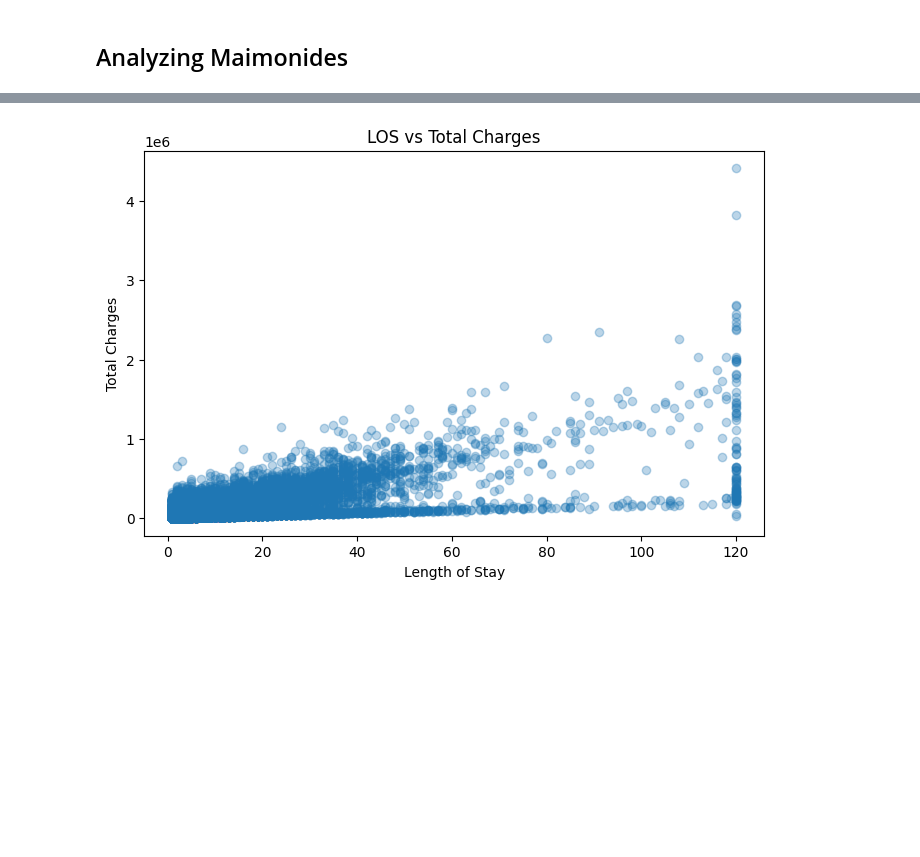
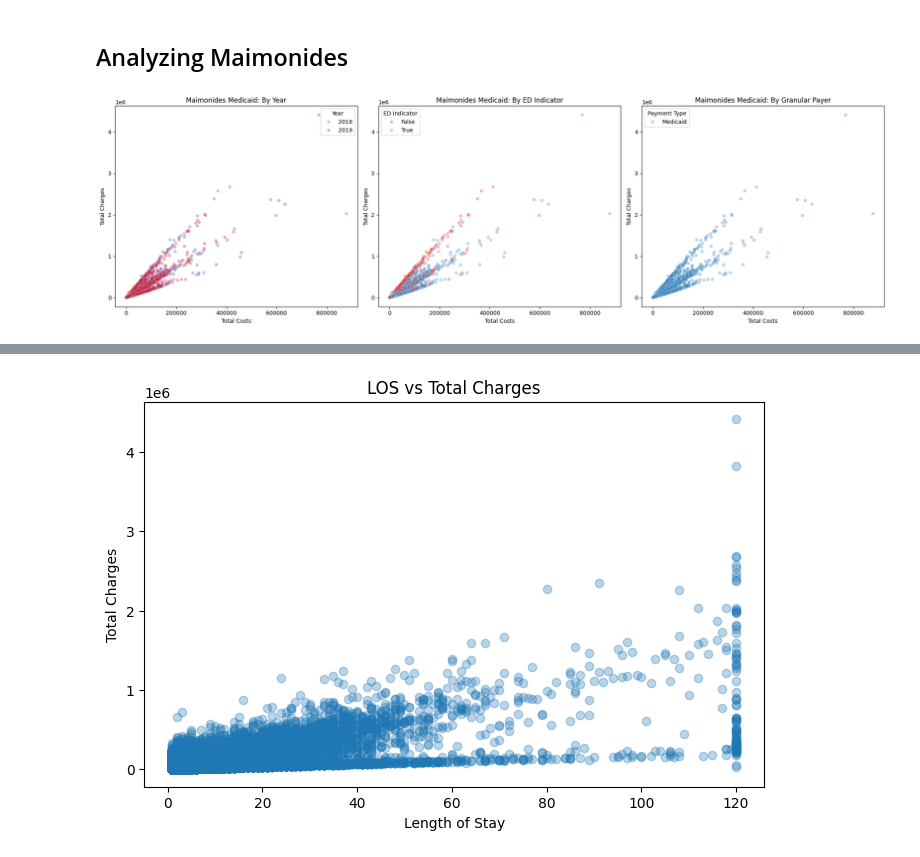
Before and after one commit to kpsalida/HospitalDischarges_Visualization, a Jupyter notebook: viz_eda.ipynb, the cells around one changed output, grey strips where cells are left out. Saved outputs shown, nothing was run; the diff lists cells and outputs as text; code cells hidden in the pictures; blank space fills up the shorter version.

```diff
--- a/viz_eda.ipynb
+++ b/viz_eda.ipynb
@@ -1165,0 +1185,23 @@ Table 1: Institutional Payer Mix & Volume Audit (2018-2019)
+# %%
+# 1. Create the base metrics
+# We calculate 'Cost_Per_Day' at the row level first for accuracy
+df['Cost_Per_Day'] = df['Total Costs'] / df['Length of Stay']
+
+# 2. Group by Facility and Year
+efficiency_audit = df.groupby(['Facility Name', 'Year']).agg(
+    Avg_LOS=('Length of Stay', 'mean'),
+    Avg_Cost_Per_Patient=('Total Costs', 'mean'),
+    Avg_Cost_Per_Day=('Cost_Per_Day', 'mean')
+).unstack()
+
+# 3. Calculate % Change for the "Efficiency Pincer"
+efficiency_audit['LOS_%_Change'] = ((efficiency_audit['Avg_LOS'][2019] - efficiency_audit['Avg_LOS'][2018]) / efficiency_audit['Avg_LOS'][2018]) * 100
+efficiency_audit['Day_Cost_%_Change'] = ((efficiency_audit['Avg_Cost_Per_Day'][2019] - efficiency_audit['Avg_Cost_Per_Day'][2018]) / efficiency_audit['Avg_Cost_Per_Day'][2018]) * 100
+
+# 4. Styled Output for your Report
+styled_efficiency = efficiency_audit.style.format("{:.2f} Days", subset=[('Avg_LOS', 2018), ('Avg_LOS', 2019)]) \
+    .format("${:,.0f}", subset=[('Avg_Cost_Per_Day', 2018), ('Avg_Cost_Per_Day', 2019)]) \
+    .format("{:+.2f}%", subset=['LOS_%_Change', 'Day_Cost_%_Change']) \
+    .background_gradient(cmap='YlOrRd', subset=['Day_Cost_%_Change'])
+
+styled_efficiency
@@ -1167,28 +1216,30 @@ Table 1: Institutional Payer Mix & Volume Audit (2018-2019)
 ## Analyzing Maimonides
 # %%
 # 1. Isolate Maimonides Medicaid patients
-df_maimo_medicaid = df[(df['Facility Name'].str.contains('Maimonides Medical Center', case=False)) &
+df_maimo_medicaid = df[(df['Facility Name'].str.contains('Maimonides', case=False)) &
                        (df['Payment Type'] == 'Medicaid')].copy()
 
 # 2. Create a 3-way Diagnostic Plot
 plt.figure(figsize=(20, 6))
 
 # Subplot A: Is it the Year?
 plt.subplot(1, 3, 1)
 sns.scatterplot(data=df_maimo_medicaid, x='Total Costs', y='Total Charges', hue='Year', palette='coolwarm', alpha=0.3)
 plt.title("Maimonides Medicaid: By Year")
 
 # Subplot B: Is it the Emergency Dept?
 plt.subplot(1, 3, 2)
-sns.scatterplot(data=df_maimo_medicaid, x='Total Costs', y='Total Charges', hue='Emergency Department Indicator', palette='Set1', alpha=0.3)
+sns.scatterplot(data=df_maimo_medicaid, x='Total Costs', y='Total Charges', hue='ED Indicator', palette='Set1', alpha=0.3)
 plt.title("Maimonides Medicaid: By ED Indicator")
 
 # Subplot C: Is it the Payer sub-type?
 # This checks if there is a more granular column like 'Payment Typology 1'
-if 'Payment Typology 1' in df.columns:
+if 'Payment Type' in df.columns:
     plt.subplot(1, 3, 3)
-    sns.scatterplot(data=df_maimo_medicaid, x='Total Costs', y='Total Charges', hue='Payment Typology 1', alpha=0.3)
+    sns.scatterplot(data=df_maimo_medicaid, x='Total Costs', y='Total Charges', hue='Payment Type', alpha=0.3)
     plt.title("Maimonides Medicaid: By Granular Payer")
 
 plt.tight_layout()
 plt.show()
+# %% [output]
+[figure, added]
```
Also changed, not shown: parts of 5 cells of this notebook.
